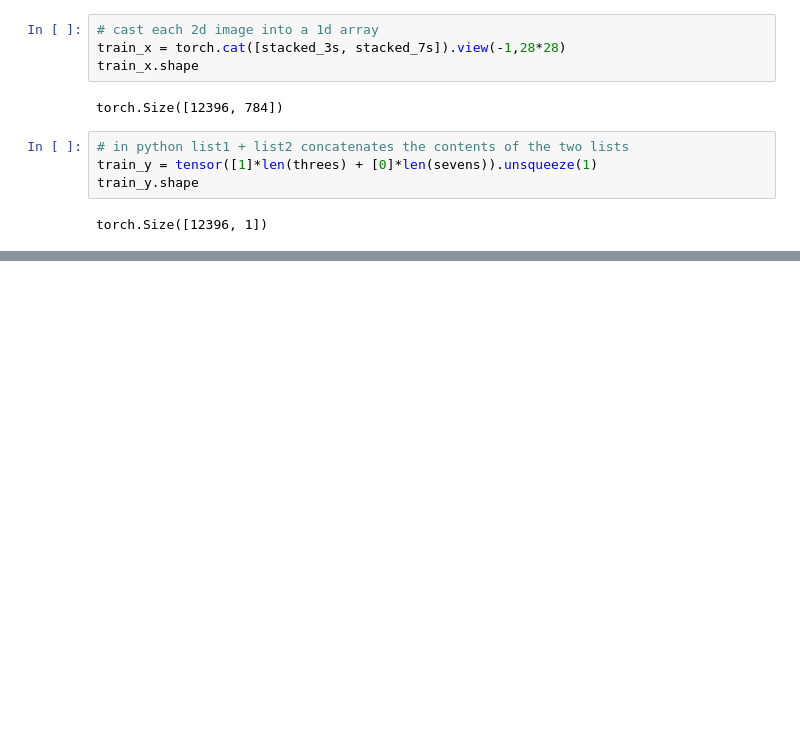
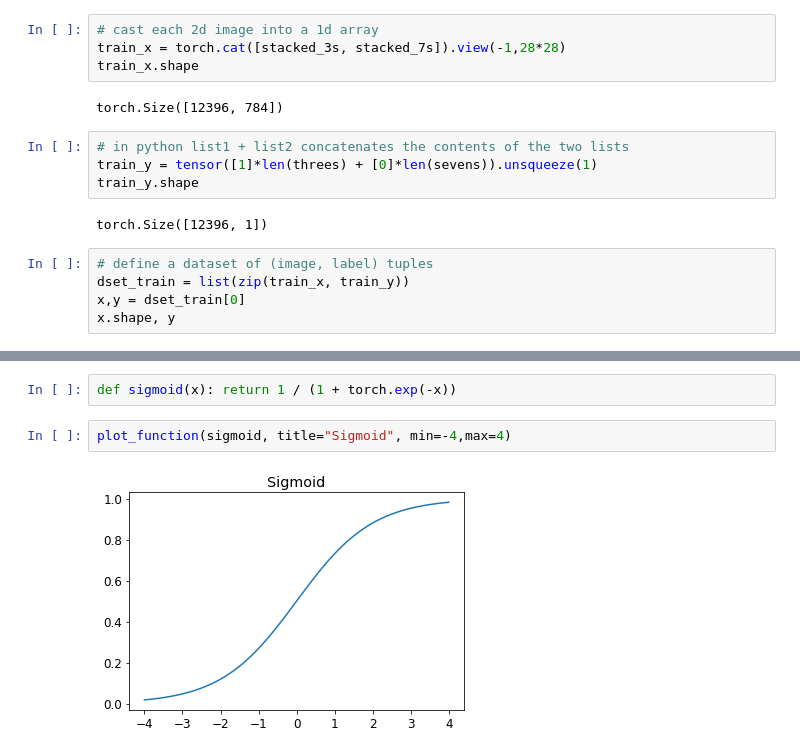
Before and after one commit to Mchristos/fastbook, a Jupyter notebook: 04_mnist_basics[chris].ipynb, the cells around one changed output, grey strips where cells are left out. Drawn from its saved outputs; the diff is of its cells as text; blank space fills up the shorter version.

```diff
--- a/04_mnist_basics[chris].ipynb
+++ b/04_mnist_basics[chris].ipynb
@@ -239,3 +239,8 @@ train_y = tensor([1]*len(threes) + [0]*len(sevens)).unsqueeze(1)
 train_y.shape
 # %% [output]
 torch.Size([12396, 1])
+# %%
+# define a dataset of (image, label) tuples
+dset_train = list(zip(train_x, train_y))
+x,y = dset_train[0]
+x.shape, y
@@ -250,0 +321,6 @@ def linear1(X):
+# %%
+def sigmoid(x): return 1 / (1 + torch.exp(-x))
+# %%
+plot_function(sigmoid, title="Sigmoid", min=-4,max=4)
+# %% [output]
+[figure, added]
```
Also changed, not shown: parts of 56 cells of this notebook.
